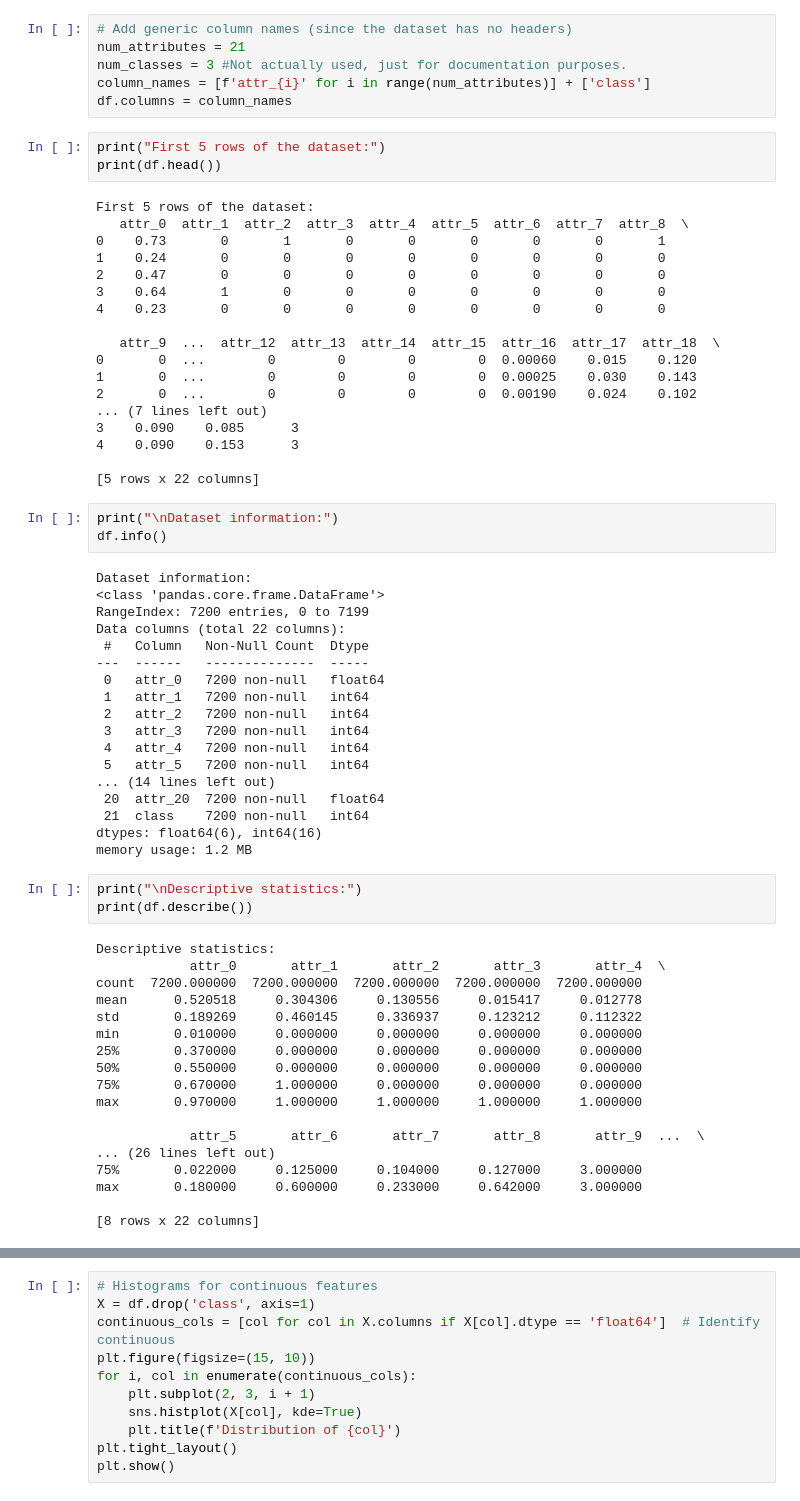
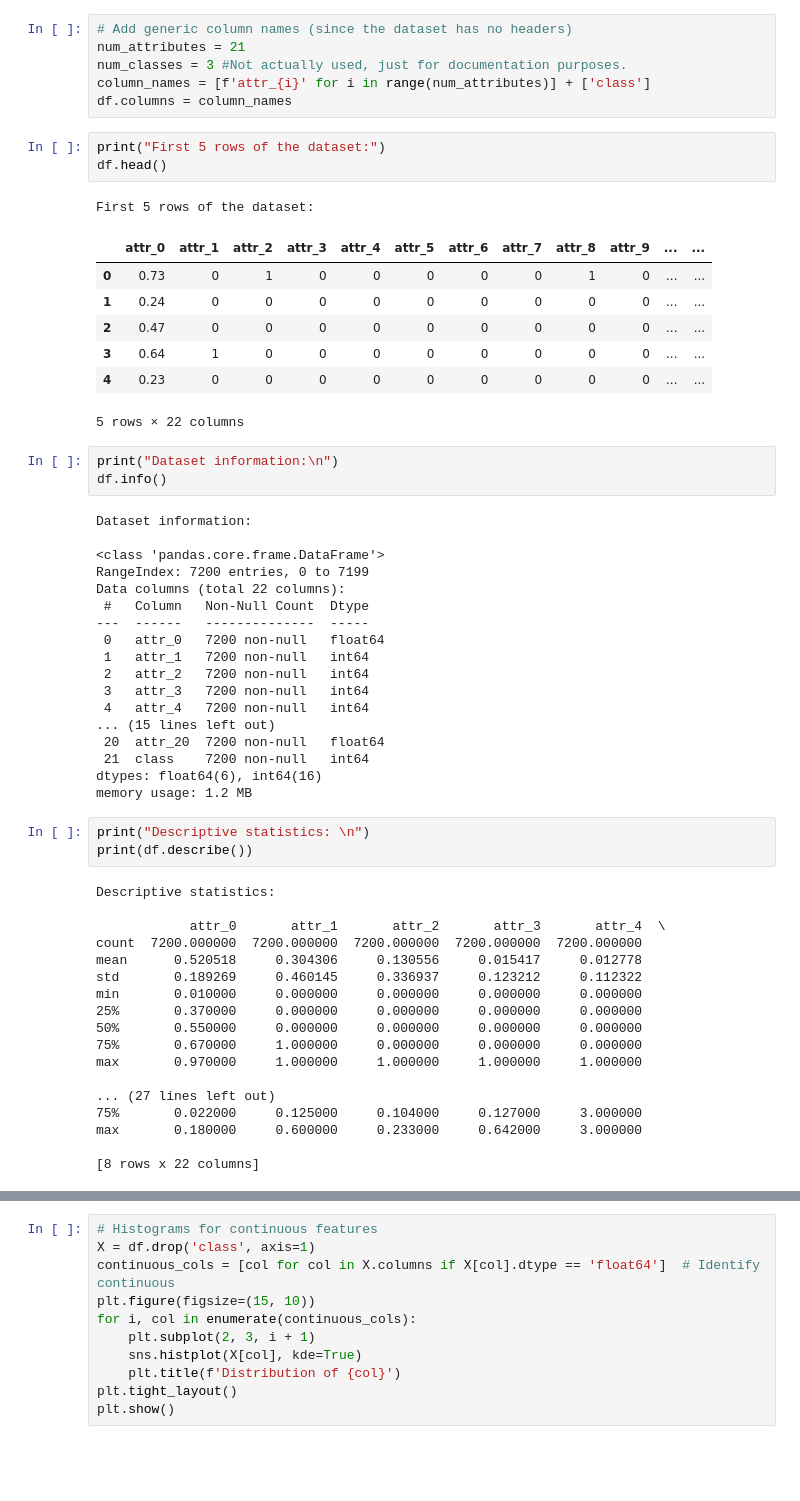
Before and after one commit to ChelsyMena/svm-classification, a Jupyter notebook: dataset_exploration.ipynb, the cells around one changed output, grey strips where cells are left out. Cells and saved outputs as stored; diff of their text form; blank space fills up the shorter version.

```diff
--- a/dataset_exploration.ipynb
+++ b/dataset_exploration.ipynb
@@ -34,30 +47,22 @@ column_names = [f'attr_{i}' for i in range(num_attributes)] + ['class']
 df.columns = column_names
 # %%
 print("First 5 rows of the dataset:")
-print(df.head())
+df.head()
 # %% [output]
 First 5 rows of the dataset:
-   attr_0  attr_1  attr_2  attr_3  attr_4  attr_5  attr_6  attr_7  attr_8  \
-0    0.73       0       1       0       0       0       0       0       1
-1    0.24       0       0       0       0       0       0       0       0
-2    0.47       0       0       0       0       0       0       0       0
-3    0.64       1       0       0       0       0       0       0       0
-4    0.23       0       0       0       0       0       0       0       0
-
-   attr_9  ...  attr_12  attr_13  attr_14  attr_15  attr_16  attr_17  attr_18  \
-0       0  ...        0        0        0        0  0.00060    0.015    0.120
-1       0  ...        0        0        0        0  0.00025    0.030    0.143
-2       0  ...        0        0        0        0  0.00190    0.024    0.102
-... (7 lines left out)
-3    0.090    0.085      3
-4    0.090    0.153      3
-
-[5 rows x 22 columns]
+|  | attr_0 | attr_1 | attr_2 | attr_3 | attr_4 | attr_5 | attr_6 | attr_7 | attr_8 | attr_9 | ... | ... |
+| 0 | 0.73 | 0 | 1 | 0 | 0 | 0 | 0 | 0 | 1 | 0 | ... | ... |
+| 1 | 0.24 | 0 | 0 | 0 | 0 | 0 | 0 | 0 | 0 | 0 | ... | ... |
+| 2 | 0.47 | 0 | 0 | 0 | 0 | 0 | 0 | 0 | 0 | 0 | ... | ... |
+| 3 | 0.64 | 1 | 0 | 0 | 0 | 0 | 0 | 0 | 0 | 0 | ... | ... |
+| 4 | 0.23 | 0 | 0 | 0 | 0 | 0 | 0 | 0 | 0 | 0 | ... | ... |
+5 rows × 22 columns
 # %%
-print("\nDataset information:")
+print("Dataset information:\n")
 df.info()
 # %% [output]
 Dataset information:
+
 <class 'pandas.core.frame.DataFrame'>
 RangeIndex: 7200 entries, 0 to 7199
 Data columns (total 22 columns):
@@ -68,17 +73,17 @@ Data columns (total 22 columns):
  2   attr_2   7200 non-null   int64
  3   attr_3   7200 non-null   int64
  4   attr_4   7200 non-null   int64
- 5   attr_5   7200 non-null   int64
-... (14 lines left out)
+... (15 lines left out)
  20  attr_20  7200 non-null   float64
  21  class    7200 non-null   int64
 dtypes: float64(6), int64(16)
 memory usage: 1.2 MB
 # %%
-print("\nDescriptive statistics:")
+print("Descriptive statistics: \n")
 print(df.describe())
 # %% [output]
 Descriptive statistics:
+
             attr_0       attr_1       attr_2       attr_3       attr_4  \
 count  7200.000000  7200.000000  7200.000000  7200.000000  7200.000000
 mean      0.520518     0.304306     0.130556     0.015417     0.012778
@@ -89,8 +94,7 @@ min       0.010000     0.000000     0.000000     0.000000     0.000000
 75%       0.670000     1.000000     0.000000     0.000000     0.000000
 max       0.970000     1.000000     1.000000     1.000000     1.000000
 
-            attr_5       attr_6       attr_7       attr_8       attr_9  ...  \
-... (26 lines left out)
+... (27 lines left out)
 75%       0.022000     0.125000     0.104000     0.127000     3.000000
 max       0.180000     0.600000     0.233000     0.642000     3.000000
 
```
Also changed, not shown: parts of 13 cells of this notebook.
